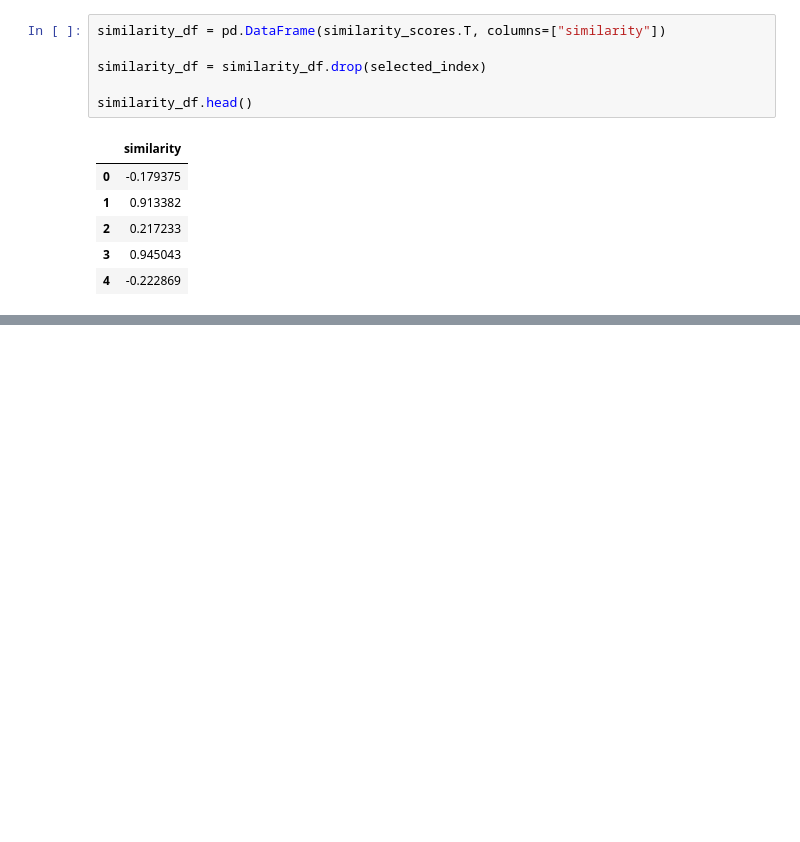
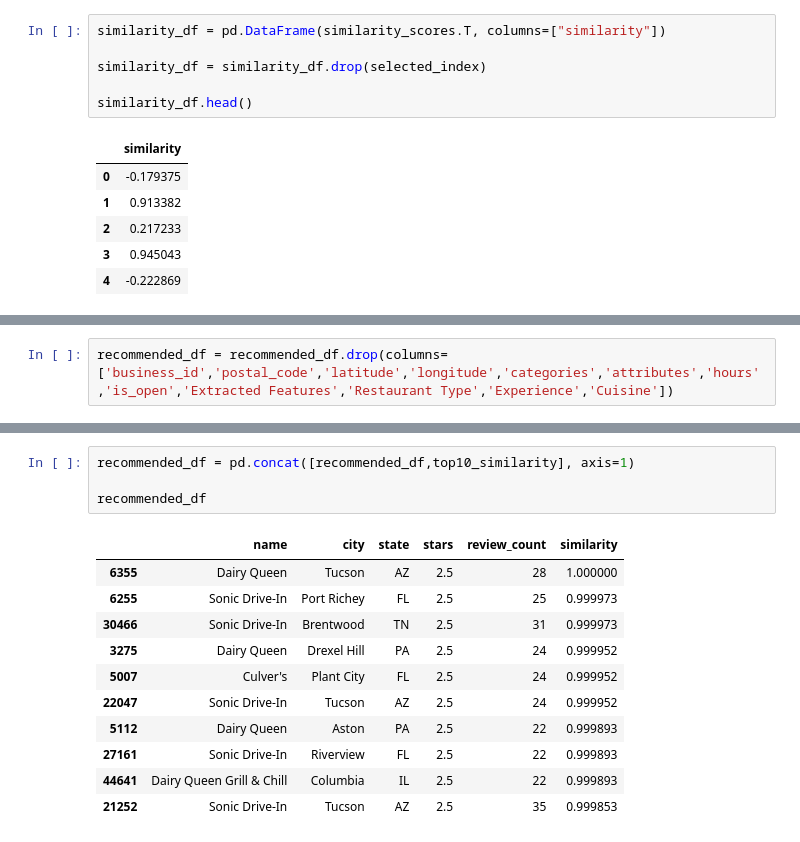
Before and after one commit to egaverilla-thestudent/Restaurant-Recommendation-System-Redux, a Jupyter notebook: notebooks/03_feature_engineering.ipynb, the cells around one changed output, grey strips where cells are left out. Saved outputs shown, nothing was run; the diff lists cells and outputs as text; blank space fills up the shorter version.

```diff
--- a/notebooks/03_feature_engineering.ipynb
+++ b/notebooks/03_feature_engineering.ipynb
@@ -533,0 +556,2 @@ restaurants.loc[[3264, 6355]]
+# %%
+recommended_df = recommended_df.drop(columns=['business_id','postal_code','latitude','longitude','categories','attributes','hours','is_open','Extracted Features','Restaurant Type','Experience','Cuisine'])
@@ -533,0 +572,16 @@ restaurants.loc[[3264, 6355]]
+# %%
+recommended_df = pd.concat([recommended_df,top10_similarity], axis=1)
+
+recommended_df
+# %% [output]
+|  | name | city | state | stars | review_count | similarity |
+| 6355 | Dairy Queen | Tucson | AZ | 2.5 | 28 | 1.000000 |
+| 6255 | Sonic Drive-In | Port Richey | FL | 2.5 | 25 | 0.999973 |
+| 30466 | Sonic Drive-In | Brentwood | TN | 2.5 | 31 | 0.999973 |
+| 3275 | Dairy Queen | Drexel Hill | PA | 2.5 | 24 | 0.999952 |
+| 5007 | Culver's | Plant City | FL | 2.5 | 24 | 0.999952 |
+| 22047 | Sonic Drive-In | Tucson | AZ | 2.5 | 24 | 0.999952 |
+| 5112 | Dairy Queen | Aston | PA | 2.5 | 22 | 0.999893 |
+| 27161 | Sonic Drive-In | Riverview | FL | 2.5 | 22 | 0.999893 |
+| 44641 | Dairy Queen Grill & Chill | Columbia | IL | 2.5 | 22 | 0.999893 |
+| 21252 | Sonic Drive-In | Tucson | AZ | 2.5 | 35 | 0.999853 |
```
Also changed, not shown: parts of 9 cells of this notebook.
